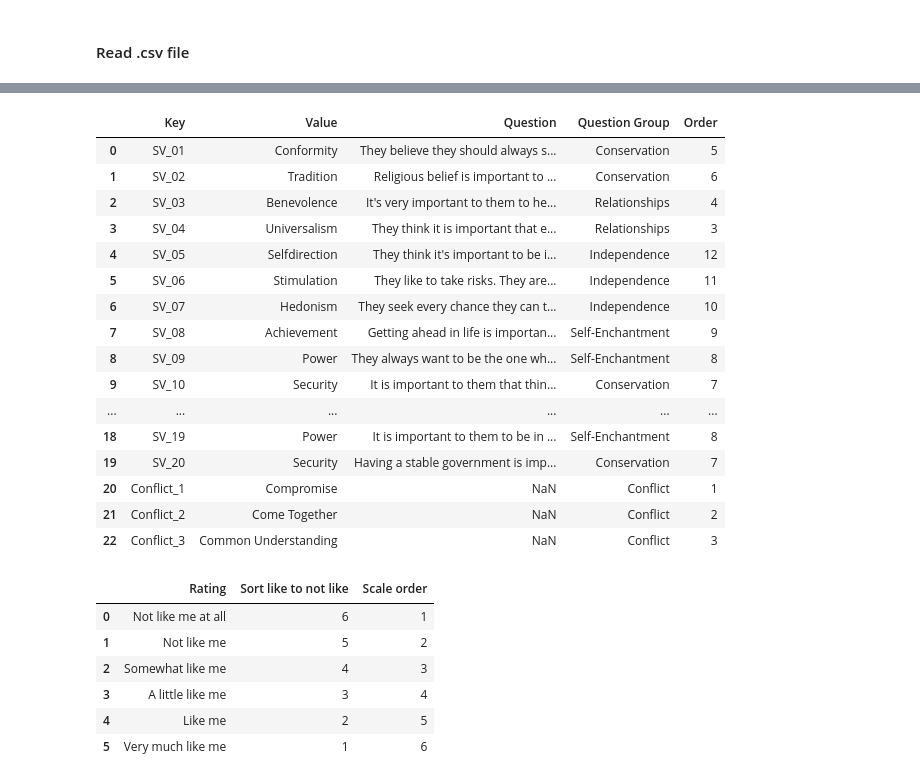
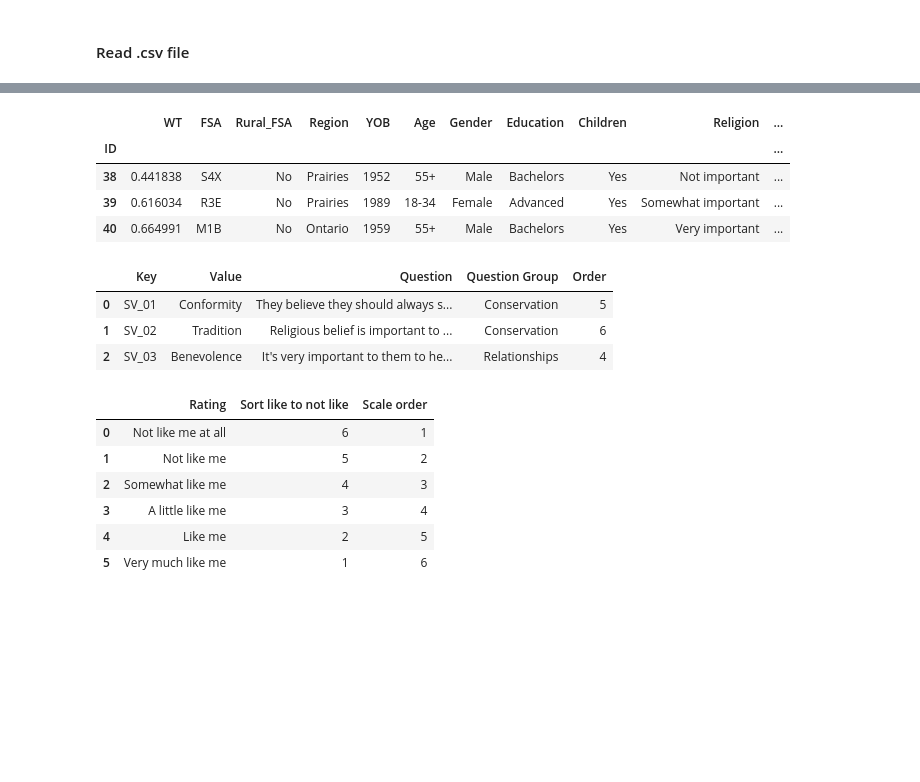
Before and after one commit to vishalbalashankar/canadian_social_harmony_research, a Jupyter notebook: notebooks/canadian_social_harmony_index_project.ipynb, the cells around one changed output, grey strips where cells are left out. Drawn from its saved outputs; the diff is of its cells as text; code cells hidden in the pictures; blank space fills up the shorter version.

```diff
--- a/notebooks/canadian_social_harmony_index_project.ipynb
+++ b/notebooks/canadian_social_harmony_index_project.ipynb
@@ -41,23 +25,19 @@ df_responses.head(5)
+# %%
+df_responses.set_index('ID',inplace=True)
+df_responses.head(3)
+# %% [output]
+|  | WT | FSA | Rural_FSA | Region | YOB | Age | Gender | Education | Children | Religion | ... |
+| ID |  |  |  |  |  |  |  |  |  |  | ... |
+| 38 | 0.441838 | S4X | No | Prairies | 1952 | 55+ | Male | Bachelors | Yes | Not important | ... |
+| 39 | 0.616034 | R3E | No | Prairies | 1989 | 18-34 | Female | Advanced | Yes | Somewhat important | ... |
+| 40 | 0.664991 | M1B | No | Ontario | 1959 | 55+ | Male | Bachelors | Yes | Very important | ... |
 # %%
-df_values
+df_values.head(3)
 # %% [output]
 |  | Key | Value | Question | Question Group | Order |
 | 0 | SV_01 | Conformity | They believe they should always s... | Conservation | 5 |
 | 1 | SV_02 | Tradition | Religious belief is important to ... | Conservation | 6 |
 | 2 | SV_03 | Benevolence | It's very important to them to he... | Relationships | 4 |
-| 3 | SV_04 | Universalism | They think it is important that e... | Relationships | 3 |
-| 4 | SV_05 | Selfdirection | They think it's important to be i... | Independence | 12 |
-| 5 | SV_06 | Stimulation | They like to take risks. They are... | Independence | 11 |
-| 6 | SV_07 | Hedonism | They seek every chance they can t... | Independence | 10 |
-| 7 | SV_08 | Achievement | Getting ahead in life is importan... | Self-Enchantment | 9 |
-| 8 | SV_09 | Power | They always want to be the one wh... | Self-Enchantment | 8 |
-| 9 | SV_10 | Security | It is important to them that thin... | Conservation | 7 |
-| ... | ... | ... | ... | ... | ... |
-| 18 | SV_19 | Power | It is important to them to be in ... | Self-Enchantment | 8 |
-| 19 | SV_20 | Security | Having a stable government is imp... | Conservation | 7 |
-| 20 | Conflict_1 | Compromise | NaN | Conflict | 1 |
-| 21 | Conflict_2 | Come Together | NaN | Conflict | 2 |
-| 22 | Conflict_3 | Common Understanding | NaN | Conflict | 3 |
 # %%
 df_scale
 # %% [output]
```
Also changed, not shown: parts of 18 cells of this notebook.
